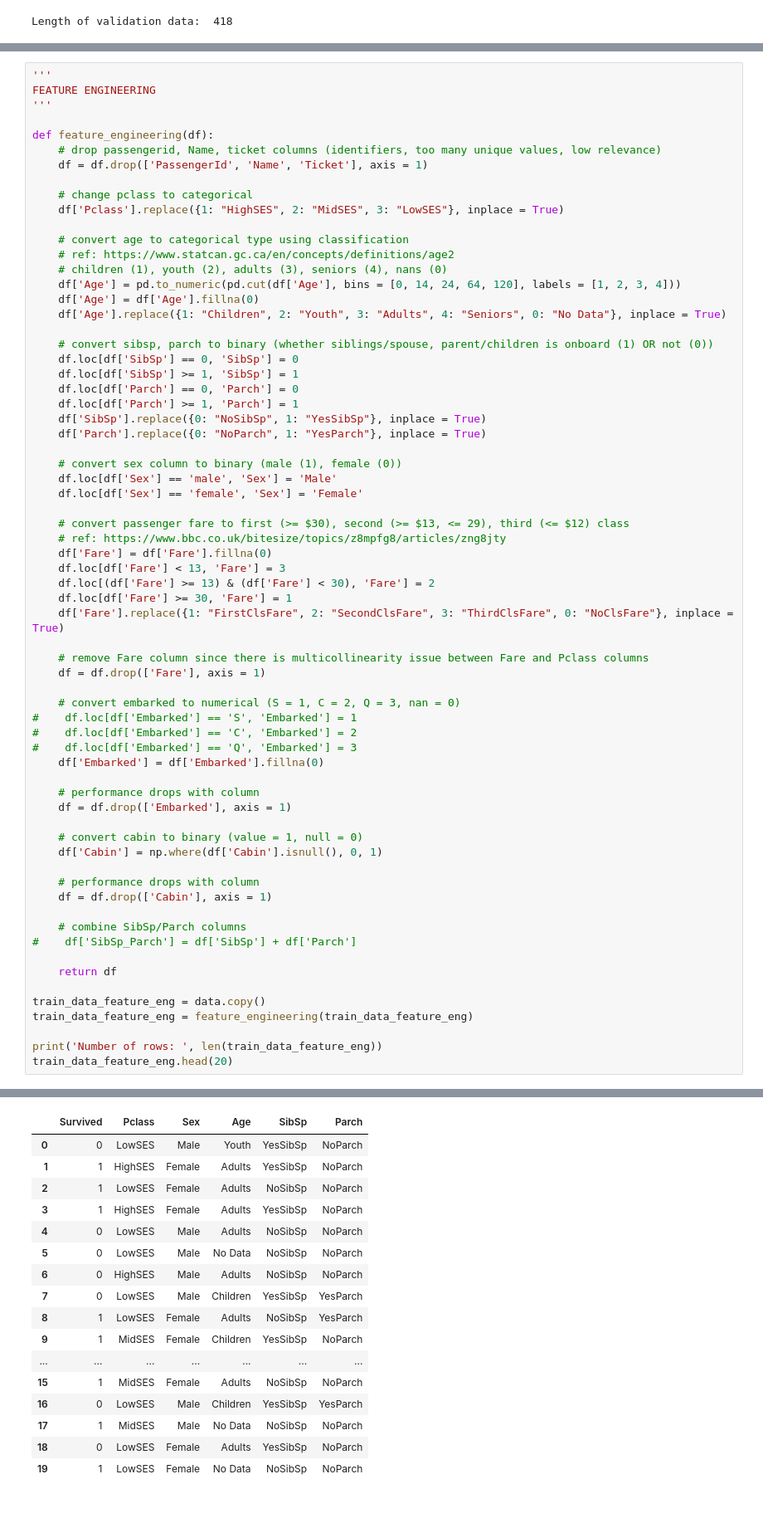
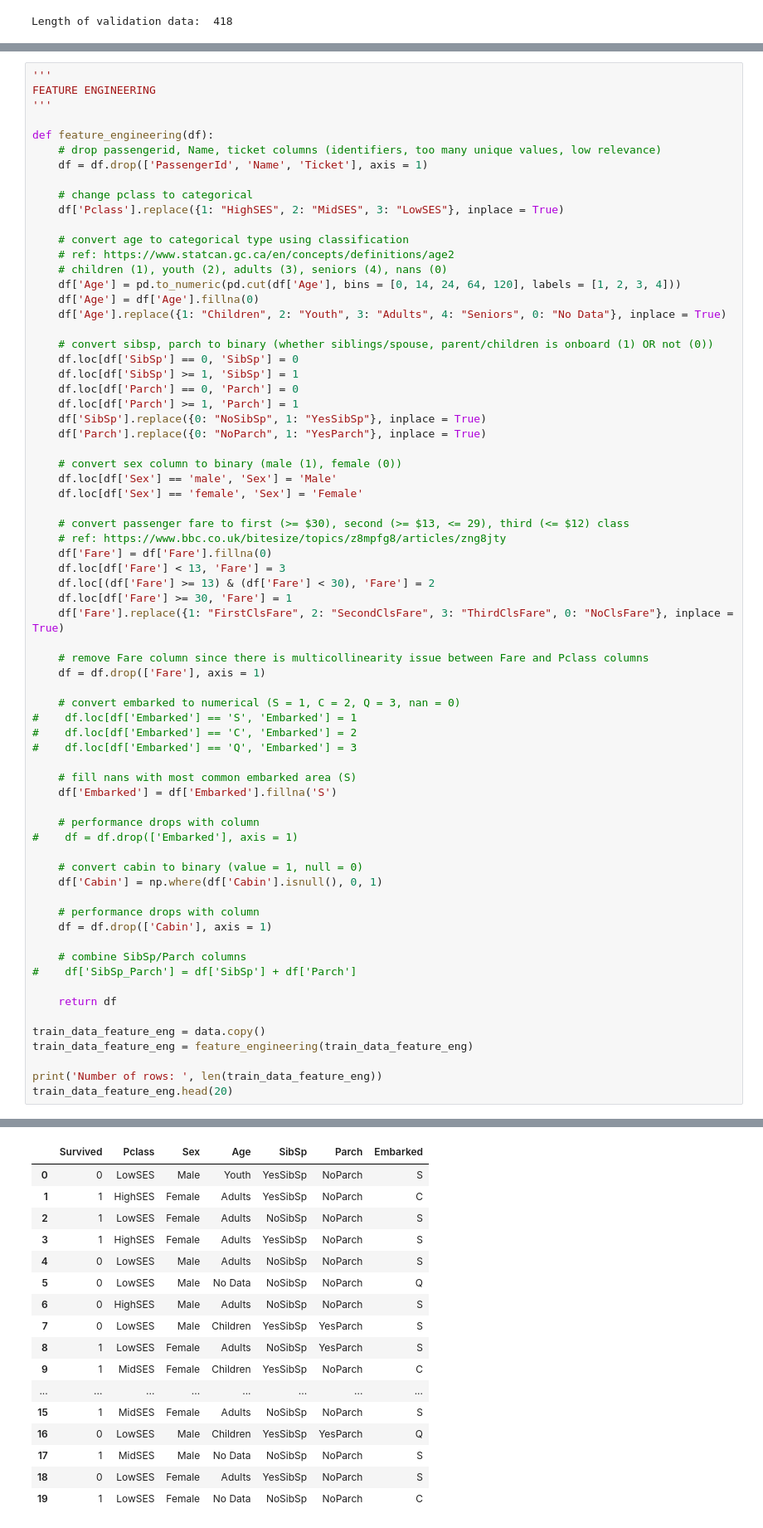
Before and after one commit to jonasnjx/Kaggle_Titanic, a Jupyter notebook: Kaggle_Titanic_Model.ipynb, the cells around one changed output, grey strips where cells are left out. Shown: that part at 83% size. Saved outputs shown, nothing was run; the diff lists cells and outputs as text.

Commit message:
Added Embarked col

```diff
--- a/Kaggle_Titanic_Model.ipynb
+++ b/Kaggle_Titanic_Model.ipynb
@@ -190,52 +190,54 @@ def feature_engineering(df):
     df['Fare'].replace({1: "FirstClsFare", 2: "SecondClsFare", 3: "ThirdClsFare", 0: "NoClsFare"}, inplace = True)
 
     # remove Fare column since there is multicollinearity issue between Fare and Pclass columns
     df = df.drop(['Fare'], axis = 1)
 
     # convert embarked to numerical (S = 1, C = 2, Q = 3, nan = 0)
 #    df.loc[df['Embarked'] == 'S', 'Embarked'] = 1
 #    df.loc[df['Embarked'] == 'C', 'Embarked'] = 2
 #    df.loc[df['Embarked'] == 'Q', 'Embarked'] = 3
-    df['Embarked'] = df['Embarked'].fillna(0)
+
+    # fill nans with most common embarked area (S)
+    df['Embarked'] = df['Embarked'].fillna('S')
 
     # performance drops with column
-    df = df.drop(['Embarked'], axis = 1)
+#    df = df.drop(['Embarked'], axis = 1)
 
     # convert cabin to binary (value = 1, null = 0)
     df['Cabin'] = np.where(df['Cabin'].isnull(), 0, 1)
 
     # performance drops with column
     df = df.drop(['Cabin'], axis = 1)
 
     # combine SibSp/Parch columns
 #    df['SibSp_Parch'] = df['SibSp'] + df['Parch']
 
     return df
 
 train_data_feature_eng = data.copy()
 train_data_feature_eng = feature_engineering(train_data_feature_eng)
 
 print('Number of rows: ', len(train_data_feature_eng))
 train_data_feature_eng.head(20)
 # %% [output]
 Number of rows:  891
-|  | Survived | Pclass | Sex | Age | SibSp | Parch |
-| 0 | 0 | LowSES | Male | Youth | YesSibSp | NoParch |
-| 1 | 1 | HighSES | Female | Adults | YesSibSp | NoParch |
-| 2 | 1 | LowSES | Female | Adults | NoSibSp | NoParch |
-| 3 | 1 | HighSES | Female | Adults | YesSibSp | NoParch |
-| 4 | 0 | LowSES | Male | Adults | NoSibSp | NoParch |
-| 5 | 0 | LowSES | Male | No Data | NoSibSp | NoParch |
-| 6 | 0 | HighSES | Male | Adults | NoSibSp | NoParch |
-| 7 | 0 | LowSES | Male | Children | YesSibSp | YesParch |
-| 8 | 1 | LowSES | Female | Adults | NoSibSp | YesParch |
-| 9 | 1 | MidSES | Female | Children | YesSibSp | NoParch |
-| ... | ... | ... | ... | ... | ... | ... |
-| 15 | 1 | MidSES | Female | Adults | NoSibSp | NoParch |
-| 16 | 0 | LowSES | Male | Children | YesSibSp | YesParch |
-| 17 | 1 | MidSES | Male | No Data | NoSibSp | NoParch |
-| 18 | 0 | LowSES | Female | Adults | YesSibSp | NoParch |
-| 19 | 1 | LowSES | Female | No Data | NoSibSp | NoParch |
+|  | Survived | Pclass | Sex | Age | SibSp | Parch | Embarked |
+| 0 | 0 | LowSES | Male | Youth | YesSibSp | NoParch | S |
+| 1 | 1 | HighSES | Female | Adults | YesSibSp | NoParch | C |
+| 2 | 1 | LowSES | Female | Adults | NoSibSp | NoParch | S |
+| 3 | 1 | HighSES | Female | Adults | YesSibSp | NoParch | S |
+| 4 | 0 | LowSES | Male | Adults | NoSibSp | NoParch | S |
+| 5 | 0 | LowSES | Male | No Data | NoSibSp | NoParch | Q |
+| 6 | 0 | HighSES | Male | Adults | NoSibSp | NoParch | S |
+| 7 | 0 | LowSES | Male | Children | YesSibSp | YesParch | S |
+| 8 | 1 | LowSES | Female | Adults | NoSibSp | YesParch | S |
+| 9 | 1 | MidSES | Female | Children | YesSibSp | NoParch | C |
+| ... | ... | ... | ... | ... | ... | ... | ... |
+| 15 | 1 | MidSES | Female | Adults | NoSibSp | NoParch | S |
+| 16 | 0 | LowSES | Male | Children | YesSibSp | YesParch | Q |
+| 17 | 1 | MidSES | Male | No Data | NoSibSp | NoParch | S |
+| 18 | 0 | LowSES | Female | Adults | YesSibSp | NoParch | S |
+| 19 | 1 | LowSES | Female | No Data | NoSibSp | NoParch | C |
 # %%
 '''
 MODEL DEVELOPMENT
```
Also changed, not shown: parts of 7 cells of this notebook.
